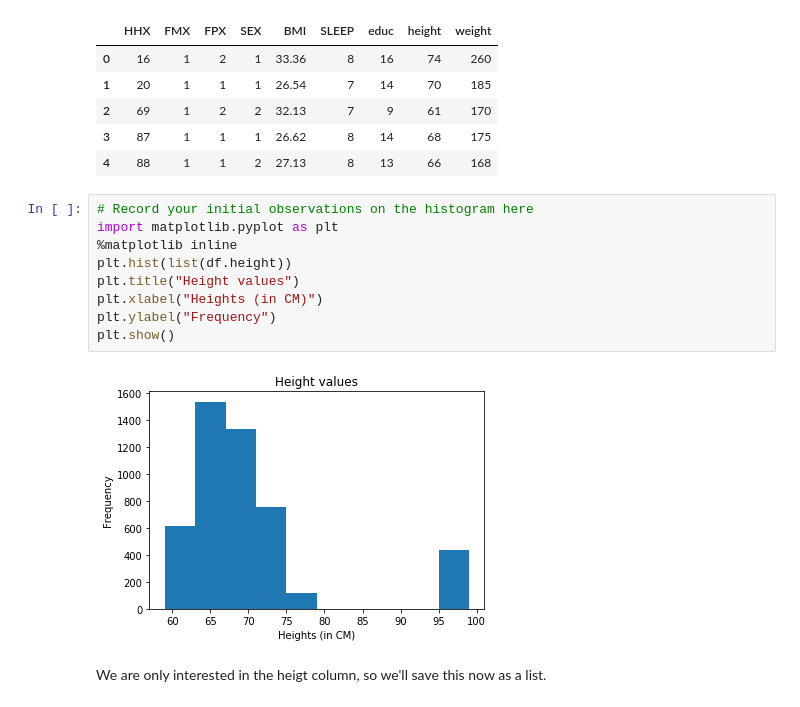
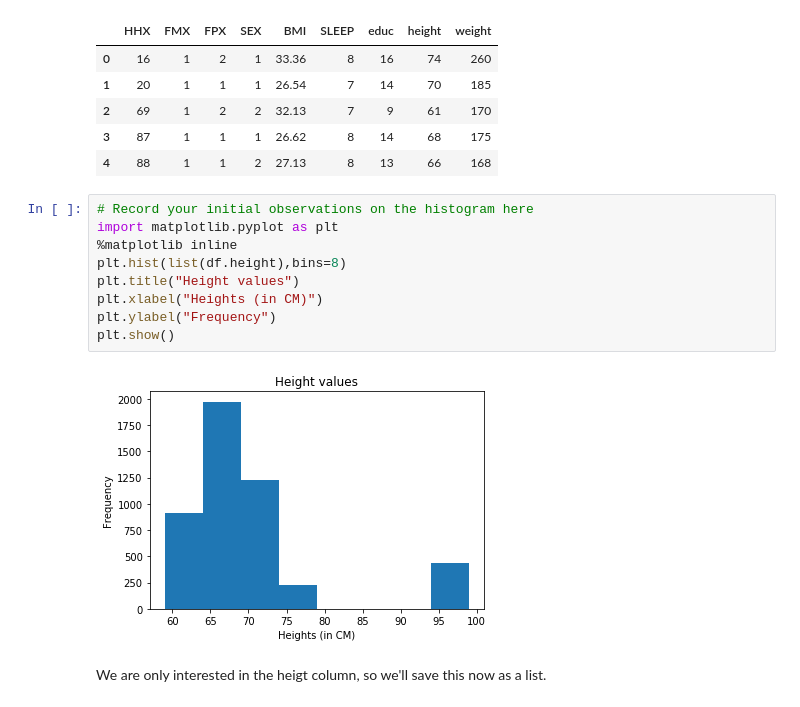
Before and after one commit to jnawjux/dsc-1-02-17-implementing-statistics-with-functions-lab-seattle-ds-career-040119, a Jupyter notebook: index.ipynb, the cells around one changed output. Saved outputs shown, nothing was run; the diff lists cells and outputs as text.

```diff
--- a/index.ipynb
+++ b/index.ipynb
@@ -27,14 +27,14 @@ df.head()
 # %%
 # Record your initial observations on the histogram here
 import matplotlib.pyplot as plt
 %matplotlib inline
-plt.hist(list(df.height))
+plt.hist(list(df.height),bins=8)
 plt.title("Height values")
 plt.xlabel("Heights (in CM)")
 plt.ylabel("Frequency")
 plt.show()
 # %% [output]
-[figure, old version]
+[figure, new version]
 # %% [markdown]
 We are only interested in the heigt column, so we'll save this now as a list.
 # %%
```
